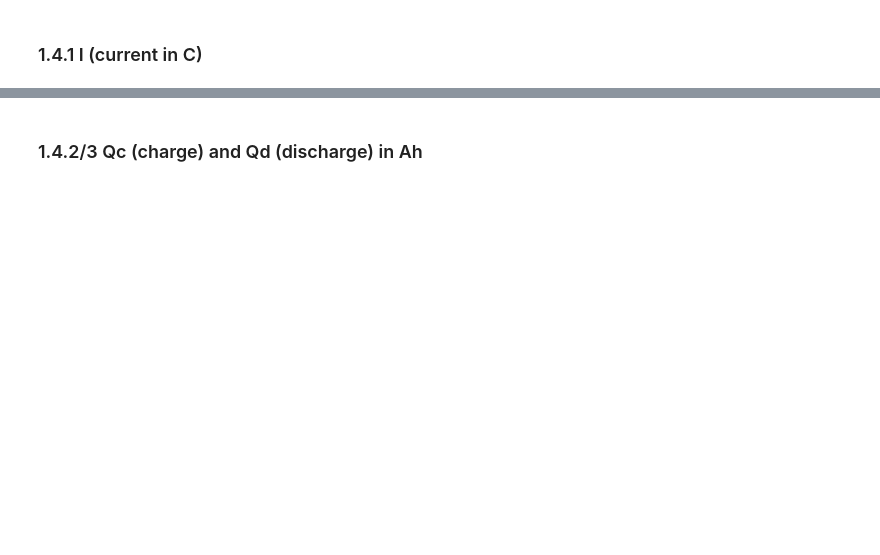
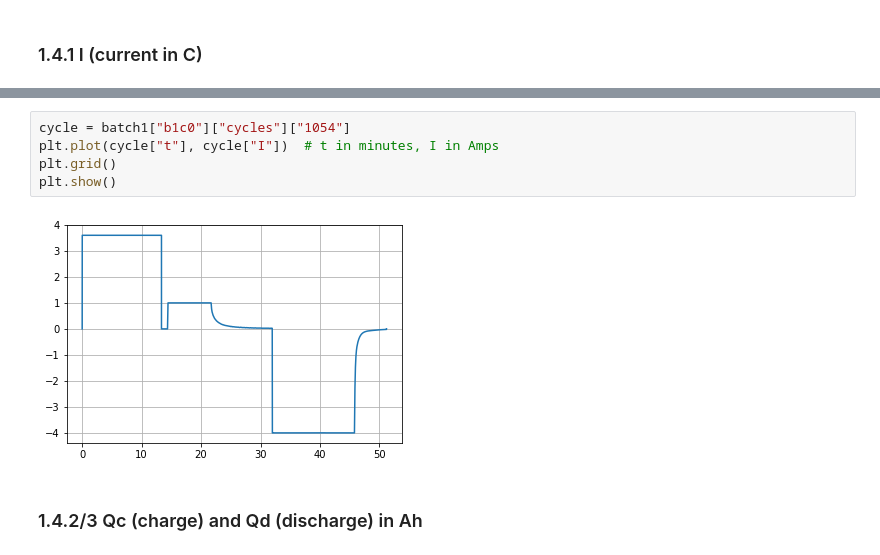
Before and after one commit to rdbraatz/data-driven-prediction-of-battery-cycle-life-before-capacity-degradation, a Jupyter notebook: LoadData_withDescription.ipynb, the cells around one changed output, grey strips where cells are left out. Drawn from its saved outputs; the diff is of its cells as text; blank space fills up the shorter version.

Commit message:
new annotations and corrected plots

```diff
--- a/LoadData_withDescription.ipynb
+++ b/LoadData_withDescription.ipynb
@@ -137,3 +251,10 @@ plt.show()
+# %%
+cycle = batch1["b1c0"]["cycles"]["1054"]
+plt.plot(cycle["t"], cycle["I"])  # t in minutes, I in Amps
+plt.grid()
+plt.show()
+# %% [output]
+[figure, added]
 # %% [markdown]
 ### 1.4.2/3 Qc (charge) and Qd (discharge) in Ah
 # %%
```
Also changed, not shown: parts of 44 cells of this notebook.
